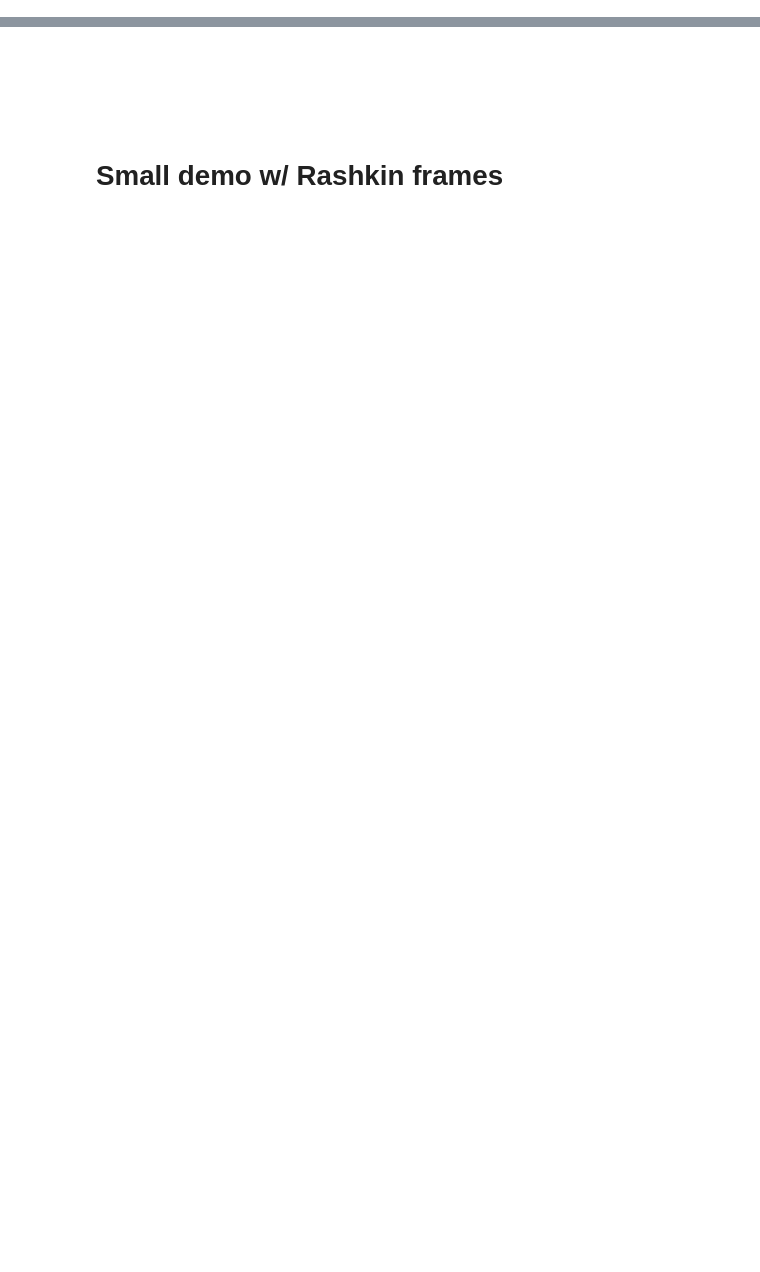
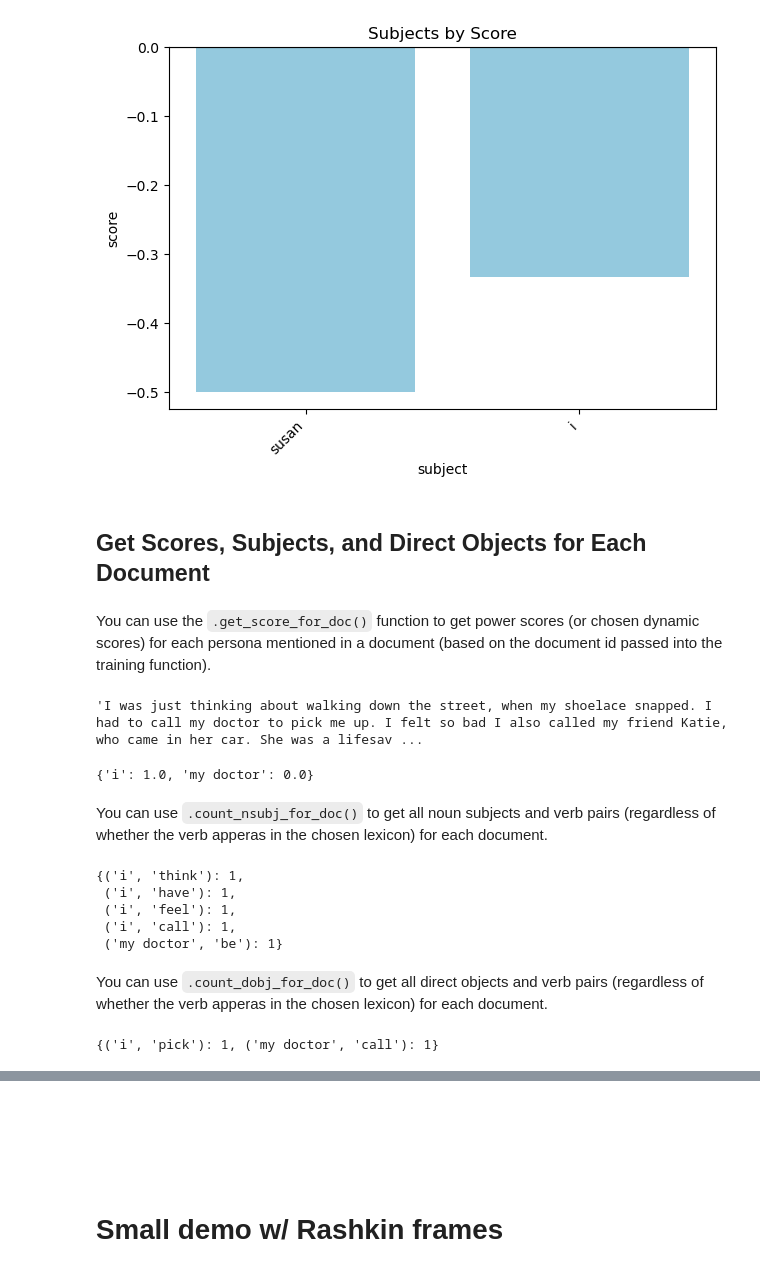
Before and after one commit to maartensap/riveter-nlp, a Jupyter notebook: riveter/demo.ipynb, the cells around one changed output, grey strips where cells are left out. Cells and saved outputs as stored; diff of their text form; code cells hidden in the pictures; blank space fills up the shorter version.

```diff
--- a/riveter/demo.ipynb
+++ b/riveter/demo.ipynb
@@ -28,0 +70,32 @@ riveter.get_persona_cluster('my doctor')
+# %%
+riveter.plot_scores(-2)
+# %% [output]
+[figure, added]
+# %% [markdown]
+## Get Scores, Subjects, and Direct Objects for Each Document
+# %% [markdown]
+You can use the `.get_score_for_doc()` function to get power scores (or chosen dynamic scores) for each persona mentioned in a document (based on the document id passed into the training function).
+# %%
+example_stories[0]
+# %% [output]
+'I was just thinking about walking down the street, when my shoelace snapped. I had to call my doctor to pick me up. I felt so bad I also called my friend Katie, who came in her car. She was a lifesav ...
+# %%
+riveter.get_scores_for_doc(0)
+# %% [output]
+{'i': 1.0, 'my doctor': 0.0}
+# %% [markdown]
+You can use `.count_nsubj_for_doc()` to get all noun subjects and verb pairs (regardless of whether the verb apperas in the chosen lexicon) for each document.
+# %%
+riveter.count_nsubj_for_doc(0)
+# %% [output]
+{('i', 'think'): 1,
+ ('i', 'have'): 1,
+ ('i', 'feel'): 1,
+ ('i', 'call'): 1,
+ ('my doctor', 'be'): 1}
+# %% [markdown]
+You can use `.count_dobj_for_doc()` to get all direct objects and verb pairs (regardless of whether the verb apperas in the chosen lexicon) for each document.
+# %%
+riveter.count_dobj_for_doc(0)
+# %% [output]
+{('i', 'pick'): 1, ('my doctor', 'call'): 1}
```
Also changed, not shown: parts of 40 cells of this notebook, 3 other files.
